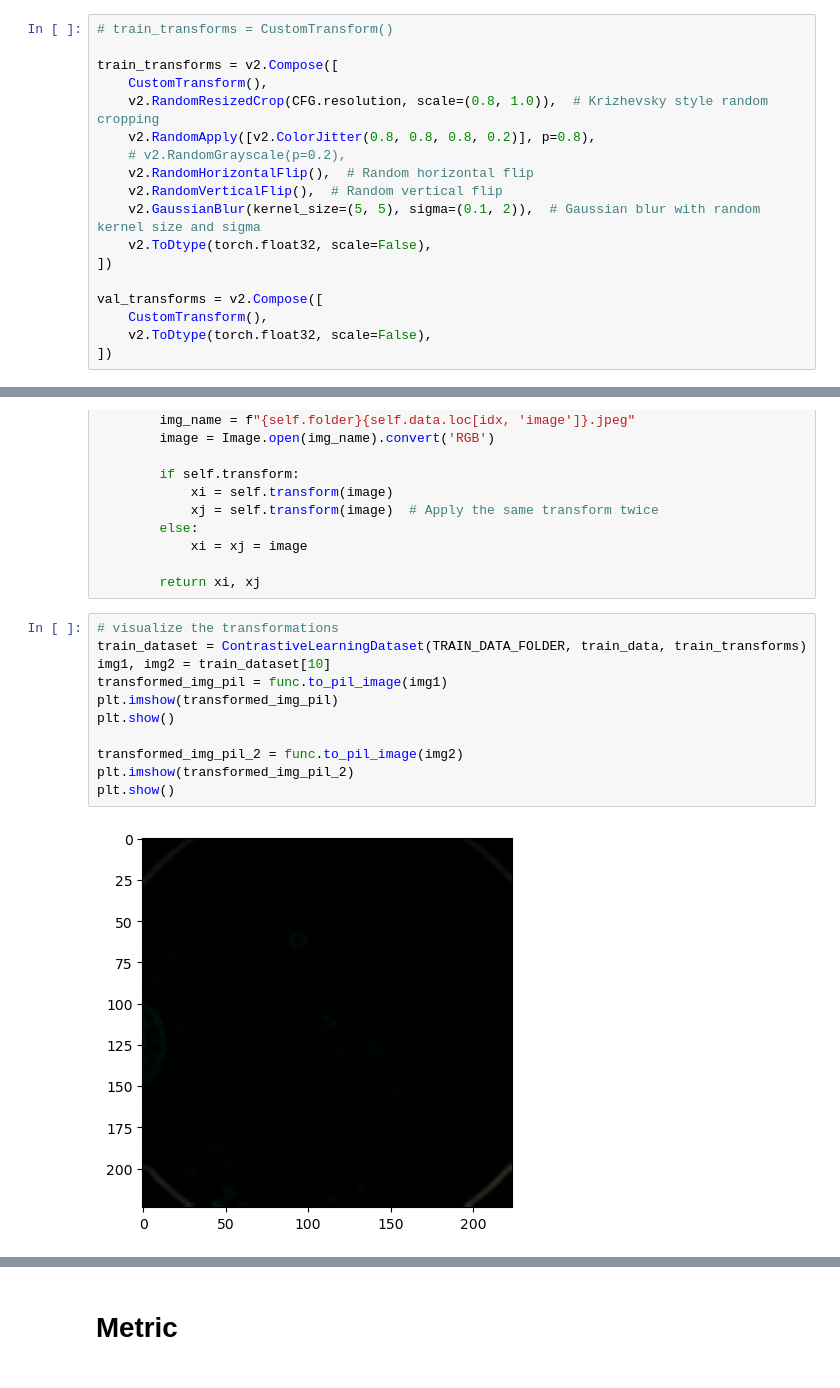
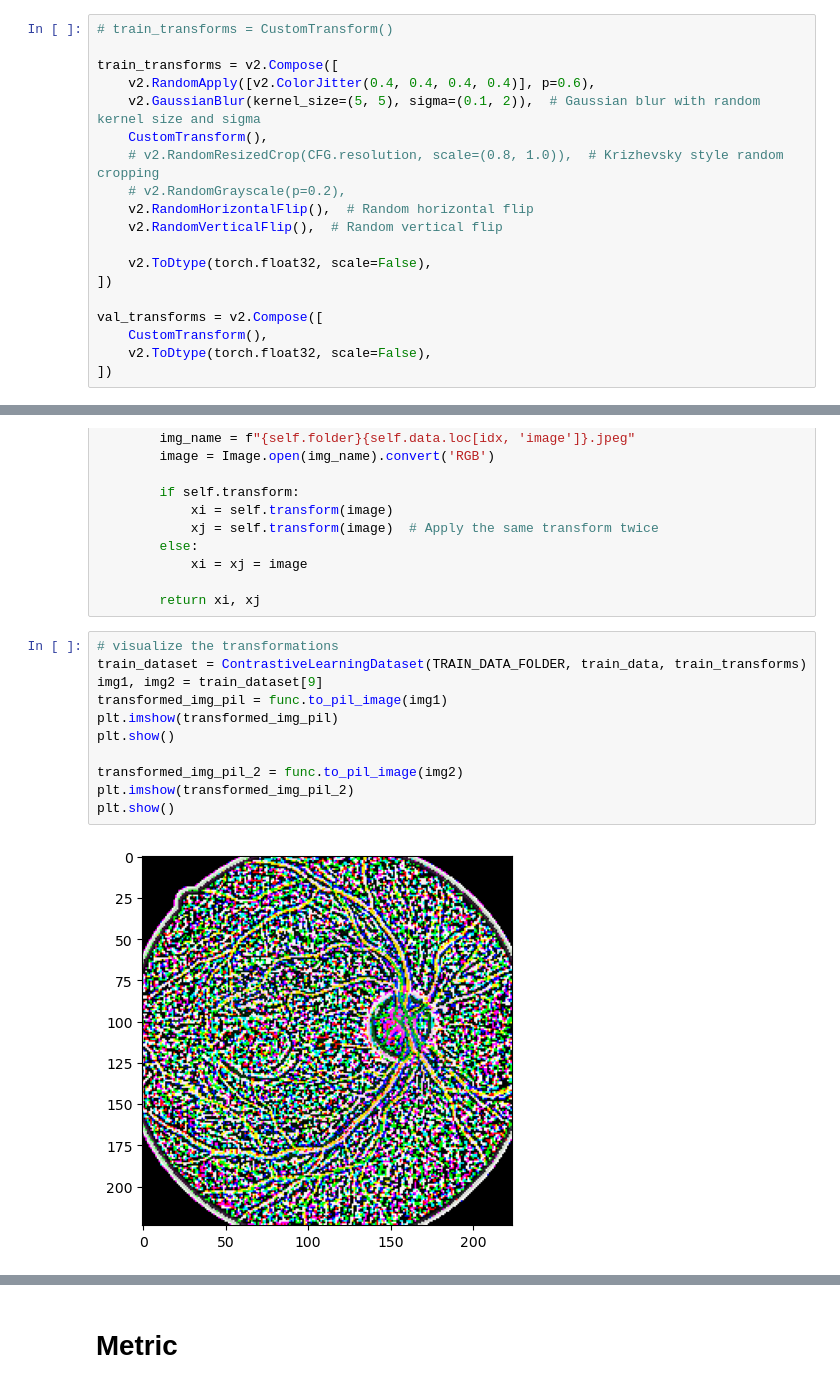
Before and after one commit to aakashks/SupCon-DR, a Jupyter notebook: simclr.ipynb, the cells around one changed output, grey strips where cells are left out. Cells and saved outputs as stored; diff of their text form.

```diff
--- a/simclr.ipynb
+++ b/simclr.ipynb
@@ -160,13 +165,14 @@ class CustomTransform:
 # train_transforms = CustomTransform()
 
 train_transforms = v2.Compose([
+    v2.RandomApply([v2.ColorJitter(0.4, 0.4, 0.4, 0.4)], p=0.6),
+    v2.GaussianBlur(kernel_size=(5, 5), sigma=(0.1, 2)),  # Gaussian blur with random kernel size and sigma
     CustomTransform(),
-    v2.RandomResizedCrop(CFG.resolution, scale=(0.8, 1.0)),  # Krizhevsky style random cropping
-    v2.RandomApply([v2.ColorJitter(0.8, 0.8, 0.8, 0.2)], p=0.8),
+    # v2.RandomResizedCrop(CFG.resolution, scale=(0.8, 1.0)),  # Krizhevsky style random cropping
     # v2.RandomGrayscale(p=0.2),
     v2.RandomHorizontalFlip(),  # Random horizontal flip
     v2.RandomVerticalFlip(),  # Random vertical flip
-    v2.GaussianBlur(kernel_size=(5, 5), sigma=(0.1, 2)),  # Gaussian blur with random kernel size and sigma
+
     v2.ToDtype(torch.float32, scale=False),
 ])
 
@@ -220,13 +226,13 @@ class ContrastiveLearningDataset(Dataset):
 # %%
 # visualize the transformations
 train_dataset = ContrastiveLearningDataset(TRAIN_DATA_FOLDER, train_data, train_transforms)
-img1, img2 = train_dataset[10]
+img1, img2 = train_dataset[9]
 transformed_img_pil = func.to_pil_image(img1)
 plt.imshow(transformed_img_pil)
 plt.show()
 
 transformed_img_pil_2 = func.to_pil_image(img2)
 plt.imshow(transformed_img_pil_2)
 plt.show()
 # %% [output]
-[figure, old version]
+[figure, new version]
```
Also changed, not shown: parts of 6 cells of this notebook, 4 other files.
